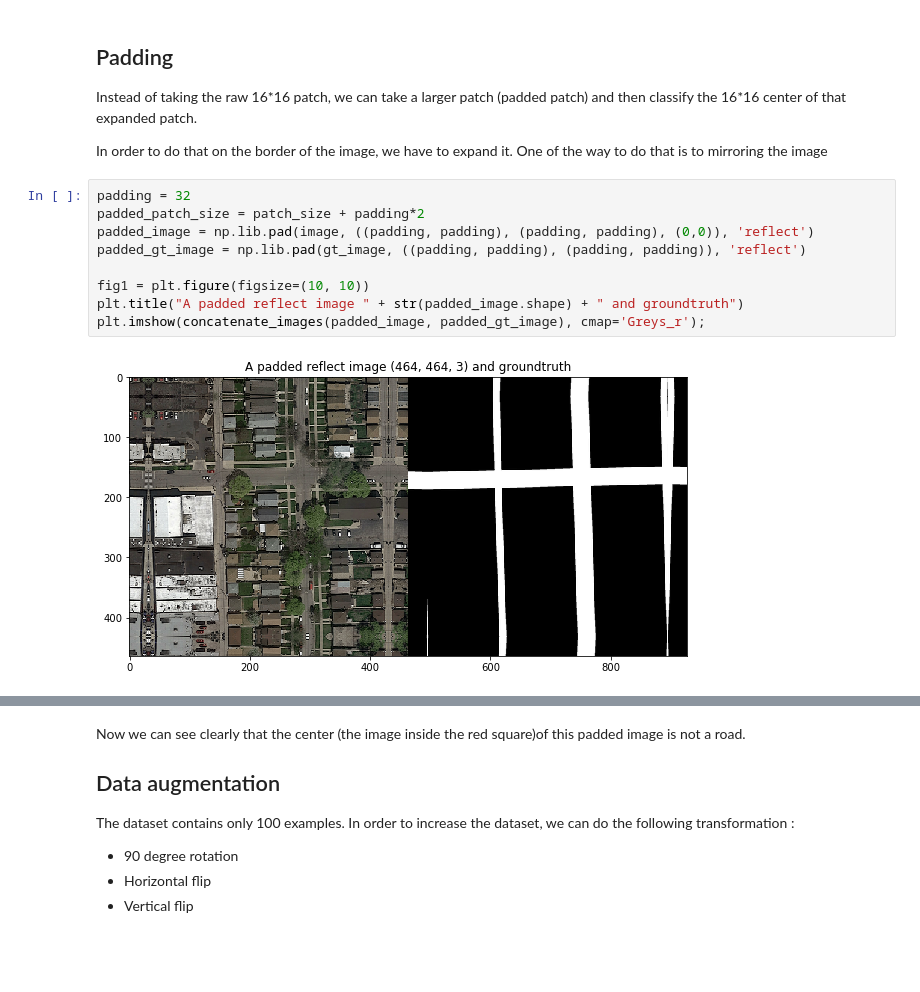
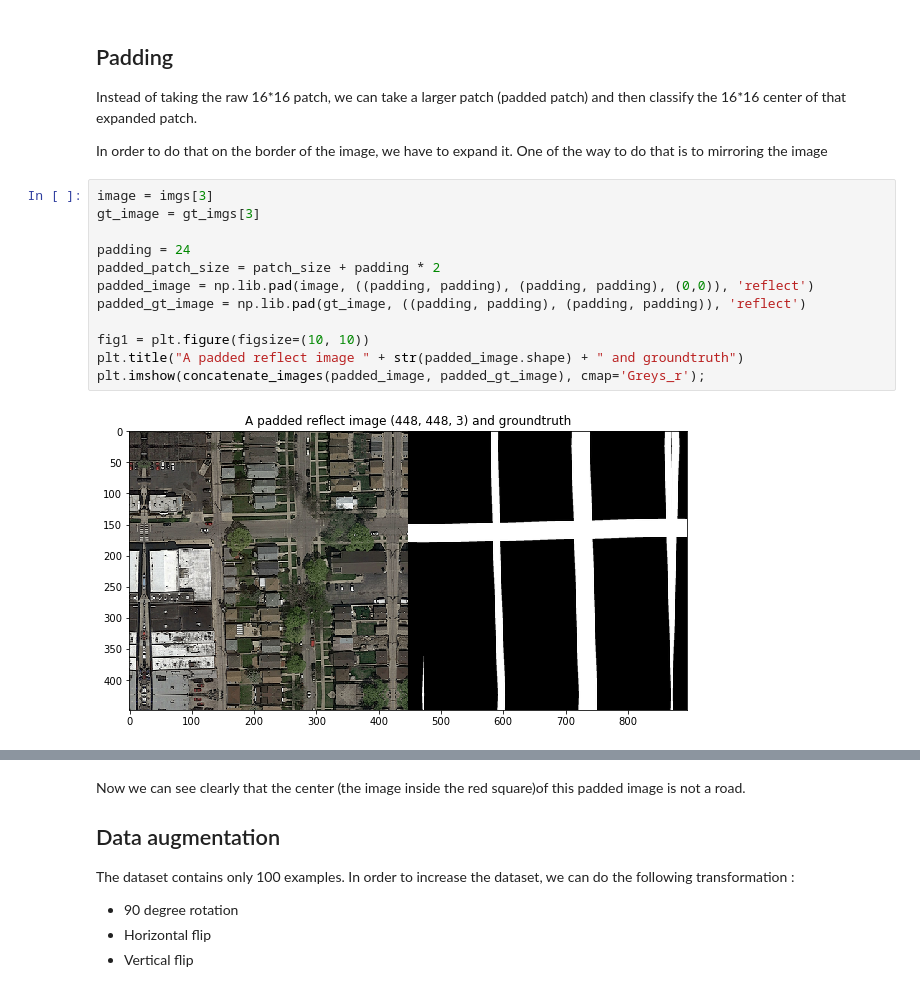
Before and after one commit to Coac/epfl-ml-projects, a Jupyter notebook: epfl-ml-project2/Victor.ipynb, the cells around one changed output, grey strips where cells are left out. Saved outputs shown, nothing was run; the diff lists cells and outputs as text; blank space fills up the shorter version.

```diff
--- a/epfl-ml-project2/Victor.ipynb
+++ b/epfl-ml-project2/Victor.ipynb
@@ -112,16 +120,19 @@ Instead of taking the raw 16\*16 patch, we can take a larger patch (padded patch
 
 In order to do that on the border of the image, we have to expand it. One of the way to do that is to mirroring the image
 # %%
-padding = 32
-padded_patch_size = patch_size + padding*2
+image = imgs[3]
+gt_image = gt_imgs[3]
+
+padding = 24
+padded_patch_size = patch_size + padding * 2
 padded_image = np.lib.pad(image, ((padding, padding), (padding, padding), (0,0)), 'reflect')
 padded_gt_image = np.lib.pad(gt_image, ((padding, padding), (padding, padding)), 'reflect')
 
 fig1 = plt.figure(figsize=(10, 10))
 plt.title("A padded reflect image " + str(padded_image.shape) + " and groundtruth")
 plt.imshow(concatenate_images(padded_image, padded_gt_image), cmap='Greys_r');
 # %% [output]
-[figure, old version]
+[figure, new version]
 # %%
 padded_img_patches = get_patches(padded_image, patch_size, patch_size, padding)
 
```
Also changed, not shown: parts of 12 cells of this notebook.
